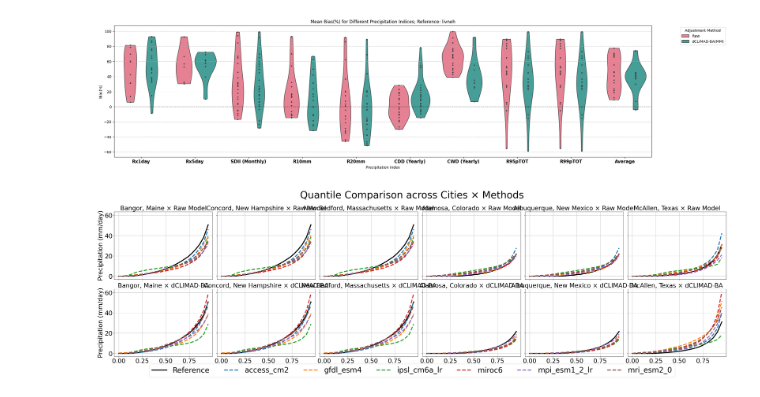
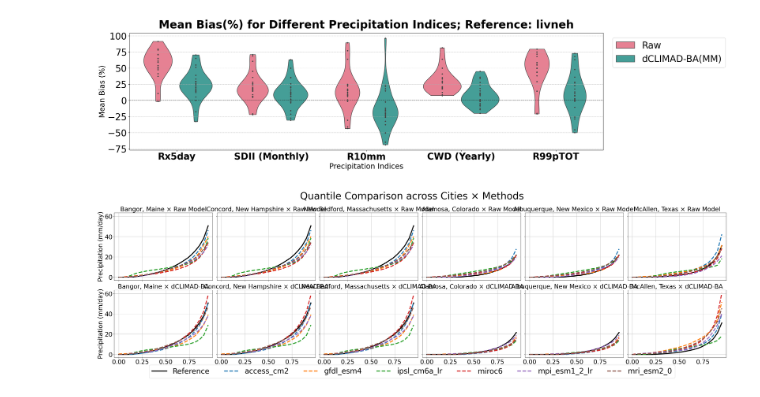
Before and after one commit to kasProg/dCLIMAD_BA, a Jupyter notebook: analysis_notebooks/analysis_spatial.ipynb, the cells around one changed output. Drawn from its saved outputs; the diff is of its cells as text; code cells hidden in the pictures.

```diff
--- a/analysis_notebooks/analysis_spatial.ipynb
+++ b/analysis_notebooks/analysis_spatial.ipynb
@@ -27,24 +27,27 @@ from collections import defaultdict
 from scipy.stats import gaussian_kde
 # %%
 test_period = [1990, 2014]
-spatial_extent = [1, 13]
+spatial_extent = [7,10]
 
 
 # exps = ['7b47e6bb', '154cc61f', '2534f721', 'ff8e2b31', '24043f2e', '82e3636f'] #AdamW, LOCAspatio_tempConv1d, harmonic3, spatialCorrloss monotone2-8, lr1e-4, livneh
 # testep = [120, 100, 50, 110, 10, 150]
 
-exps = ['e814b898', '8deb3ef7', '6461ac40', '33a08a0d', 'f9b1bafc', 'e2f7a0c3'] #AdamW, LOCAspatio_tempLSTM, harmonic3, spatialCorrloss monotone2-8, lr1e-4, livneh
-testep = [70, 150, 10, 120, 160, 100]
+# exps = ['e814b898', '8deb3ef7', '6461ac40', '33a08a0d', 'f9b1bafc', 'e2f7a0c3'] #AdamW, LOCAspatio_tempLSTM, harmonic3, spatialCorrloss monotone2-8, lr1e-4, livneh
+# testep = [70, 150, 10, 120, 160, 100]
+
+exps = ['dfe648f3', '96b4664a', 'c4823904', 'dfa08534', '8fcc280f', '8898fa13']
+testep = [20, 10, 30, 90, 20, 60]
 
 
 
 save_path = '/pscratch/sd/k/kas7897/dCLIMAD_BA/plots/Spatial(1,13)AdamW, LOCAspatio_tempLSTM, harmonic3, spatialCorrloss montone2-8, lr1e-4, livneh/'
 os.makedirs(save_path, exist_ok=True)
 
-def load_model_run(run_id, test_period, epoch=None, base_dir='/pscratch/sd/k/kas7897/dCLIMAD_BA/outputs/spatial_AdamW_harmonic2/jobs_LOCAspatioTempLSTM'):
+def load_model_run(run_id, test_period, epoch=None, base_dir='/pscratch/sd/k/kas7897/dCLIMAD_BA/outputs/spatial2_AdamW_harmonic2/jobs_LOCAspatioTempConv1d'):
     run_path = helper.load_run_path(run_id, base_dir)
 
-    flat_dir = os.path.join(run_path, f"{test_period[0]}_{test_period[1]}")
+    flat_dir = os.path.join(run_path, f"{spatial_extent}")
 
     future_path = os.path.join(run_path, "ssp5_8_5_2075_2099")
 
@@ -277,32 +280,38 @@ xt_avg = np.nanmean([bias[1] for bias in bias_dict.values()], axis=0)
 # bias_dict['Average'] = (x_avg, xt_avg,  QM_avg, ISIMIP_avg, ECDFM_avg, LS_avg, QDM_avg, SDM_avg, loca_avg)
 bias_dict['Average'] = (x_avg, xt_avg)
 # %%
-keys = ['SDII (Monthly)','CDD (Yearly)', 'CWD (Yearly)', "Rx1day", "Rx5day", "R10mm",  "R20mm", "R95pTOT", "R99pTOT", 'Average']
+keys = ['SDII (Monthly)', 'CWD (Yearly)', "Rx5day", "R10mm",  "R99pTOT"]
 d = dict(filter(lambda item: item[0] in keys , bias_dict.items()))
 
 
 
 # Create a 2x2 subplot figure
 fig, axes = plt.subplots(1, 1, figsize=(24, 6), sharey=True)
 
 
 ref_label = models[0]['config']['ref']
 # method_names = ['dCLIMAD-BA(MM)','Quantile Mapping (MM)', 'ISIMIP(MM)', 'ECDFM(MM)', 'Linear Scaling(MM)',
 #                 'Quantile Delta Mapping (MM)', 'Scaled Distribution Mapping (MM)', 'LOCA(MM)', ]
 method_names = ['dCLIMAD-BA(MM)']
 # Call the function for each dataset
 plot_violin_bias(axes, d, "Bias(%)", f"Mean Bias(%) for Different Precipitation Indices; Reference: {ref_label}",  method_names=method_names, remove_outlier=True)
 
 # plot_violin_bias(axes[1], d4, "Bias(%)", "Day Bias(%) for Different Precipitation Indices",  method_names=method_names, remove_outlier=True)
 # fig.suptitle(f'Ensemble-Livneh', fontsize=20, fontweight="bold", y=1.02)
-
+plt.title(f"Mean Bias(%) for Different Precipitation Indices; Reference: {ref_label}", fontsize=30, fontweight="bold", y=1.02)
+plt.legend(fontsize=25, loc='upper left', bbox_to_anchor=(1.01, 1))
+plt.xlabel("Precipitation Indices", fontsize=20)
+plt.ylabel("Mean Bias (%)", fontsize=20)
+plt.xticks(fontsize=25)
+plt.yticks(fontsize=25)
+plt.tight_layout()
 
 plt.tight_layout()
 plt.savefig(f'{save_path}violin_Pindices.png')
 
 plt.show()
 # %% [output]
-[figure, old version]
+[figure, new version]
 # %%
 cities = {
     # HUC 01 (New England, north → south)
```
Also changed, not shown: 7 other files.
